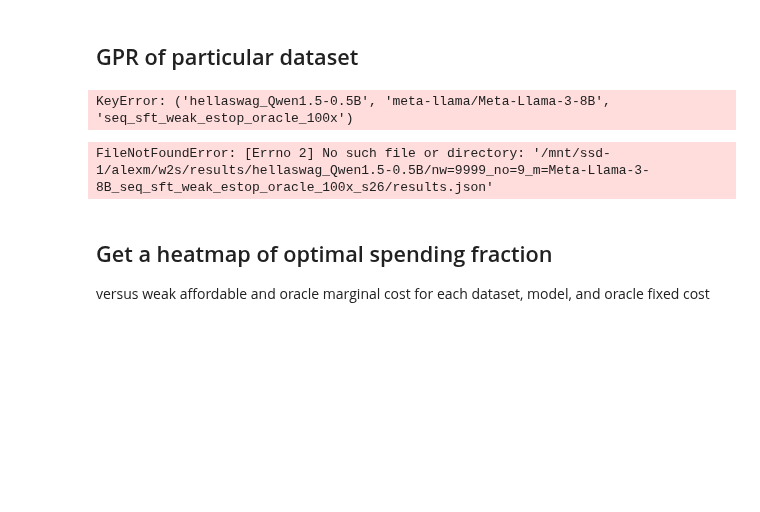
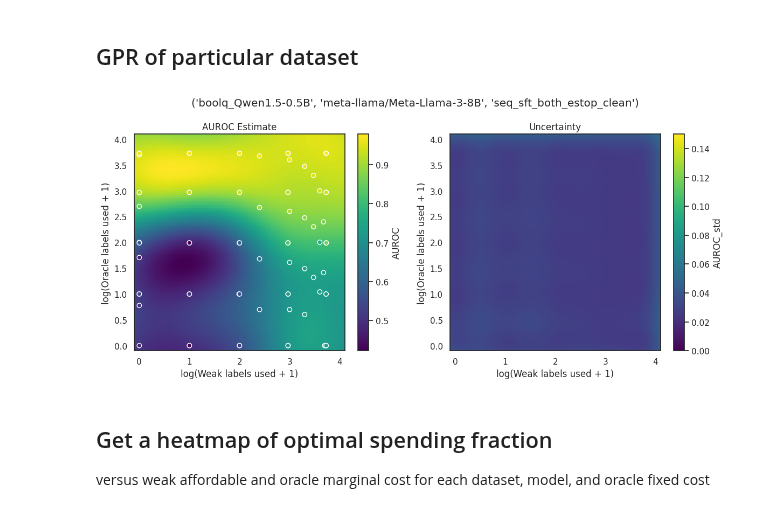
Before and after one commit to EleutherAI/scalable-elicitation, a Jupyter notebook: analysis.ipynb, the cells around one changed output. Drawn from its saved outputs; the diff is of its cells as text; code cells hidden in the pictures; blank space fills up the shorter version.

```diff
--- a/analysis.ipynb
+++ b/analysis.ipynb
@@ -89,14 +89,14 @@ def reparametrize(x):
     elif reparam == "{x}":
         return x
 # %%
-patterns = ["nw=*_seq_sft_both_estop_s*",]
-results = []
-ds_names = [d.name for d in Path("results").iterdir() if d.is_dir()]
-for ds_name in ds_names:
-    for subdir in chain(*[Path(f"results/{ds_name}").glob(pattern) for pattern in patterns]):
-        try:
-            with open(subdir / "stage1" / "best-ckpt" / "trainer_state.json", "r") as f:
-                trainer_state = json.loads(f.read())
-            print(trainer_state["best_model_checkpoint"])
-        except Exception as e:
-            print(e)
+# patterns = ["nw=*_seq_sft_both_estop_s*",]
+# results = []
+# ds_names = [d.name for d in Path("results").iterdir() if d.is_dir()]
+# for ds_name in ds_names:
+#     for subdir in chain(*[Path(f"results/{ds_name}").glob(pattern) for pattern in patterns]):
+#         try:
+#             with open(subdir / "stage1" / "best-ckpt" / "trainer_state.json", "r") as f:
+#                 trainer_state = json.loads(f.read())
+#             print(trainer_state["best_model_checkpoint"])
+#         except Exception as e:
+#             print(e)
@@ -716,58 +313,41 @@ ds_names = [kind.format(base_name=base_ds_name) for base_ds_name in base_ds_name
 ds_name = random.choice(ds_names)
 row_name = run_name = (ds_name,
   'meta-llama/Meta-Llama-3-8B',
-  'seq_sft_weak_estop_oracle_100x')
+  'seq_sft_both_estop_clean'
+)
 row = gp_models.loc[row_name]
 X, y, gp = row["X"], row["y"], row["gp"]
 x_range = np.linspace(-0.1, 4.1, 100)
 y_range = np.linspace(-0.1, 4.1, 100)
 xx, yy = np.meshgrid(x_range, y_range)
 Xgrid = np.vstack([xx.ravel(), yy.ravel()]).T
 
 # Predict on the grid
 Z, Z_std = gp.predict(Xgrid, return_std=True)  # type: ignore
 Z, Z_std = Z.reshape(xx.shape), Z_std.reshape(xx.shape)
 
 # Plot
 fig, axs = plt.subplots(1, 2, figsize=(12, 5.5))
 ax = axs[0]
 im = ax.imshow(Z, extent=[x_range.min(), x_range.max(), y_range.min(), y_range.max()],
                origin='lower', aspect='auto', cmap='viridis')
 ax.scatter(X[:, 0], X[:, 1], c=y, cmap='viridis', edgecolors='w')
 plt.colorbar(im, label='AUROC')
 ax.set_xlabel(reparam.format(x="Weak labels used"))
 ax.set_ylabel(reparam.format(x="Oracle labels used"))
 ax.set_title("AUROC Estimate")
 ax = axs[1]
 im = ax.imshow(Z_std, extent=[x_range.min(), x_range.max(), y_range.min(), y_range.max()],
                origin='lower', aspect='auto', cmap='viridis', norm=Normalize(0, 0.15))
 plt.colorbar(im, label='AUROC_std')
 ax.set_xlabel(reparam.format(x="Weak labels used"))
 ax.set_ylabel(reparam.format(x="Oracle labels used"))
 ax.set_title("Uncertainty")
 plt.suptitle(f"{row_name}")
 plt.tight_layout()
 plt.show()
 # %% [output]
-KeyError: ('hellaswag_Qwen1.5-0.5B', 'meta-llama/Meta-Llama-3-8B', 'seq_sft_weak_estop_oracle_100x')
+[figure, added]
-# %%
-from datasets import load_from_disk
-run_path = Path("/mnt/ssd-1/alexm/w2s/results/hellaswag_Qwen1.5-0.5B/nw=9999_no=9_m=Meta-Llama-3-8B_seq_sft_weak_estop_oracle_100x_s26")
-# run_path = Path("/mnt/ssd-1/alexm/w2s/results/boolq_Qwen1.5-0.5B/nw=999_no=99_m=Meta-Llama-3-8B_seq_sft_weak_estop_oracle_100x_s65")
-oracle_ds = load_from_disk(run_path.parent / "weak_train")
-results_path = run_path / "results.json"
-with open(results_path, "r") as f:
-    oracle_ids = json.load(f)["oracle_ids"]
-# Get oracle dataset rows with ids in oracle_ids
-oracle_subset = oracle_ds.filter(lambda example: example['id'] in oracle_ids).with_format("numpy")
-oracle_labels = oracle_subset["soft_label"][:, 1]
-oracle_ds_weak_labels = oracle_subset["soft_pred"][:, 1]
-print(f"Balance: {(oracle_labels > 0.5).mean():.3f}")
-print(f"Weak label balance: {(oracle_ds_weak_labels > 0.5).mean():.3f}")
-print(f"Weak label accuracy: {(oracle_ds_weak_labels > 0.5).mean():.3f}")
-oracle_subset[:]
-# %% [output]
-FileNotFoundError: [Errno 2] No such file or directory: '/mnt/ssd-1/alexm/w2s/results/hellaswag_Qwen1.5-0.5B/nw=9999_no=9_m=Meta-Llama-3-8B_seq_sft_weak_estop_oracle_100x_s26/results.json'
 # %% [markdown]
 ## Get a heatmap of optimal spending fraction
 versus weak affordable and oracle marginal cost for each dataset, model, and oracle fixed cost
```
Also changed, not shown: parts of 45 cells of this notebook, 3 other files.
